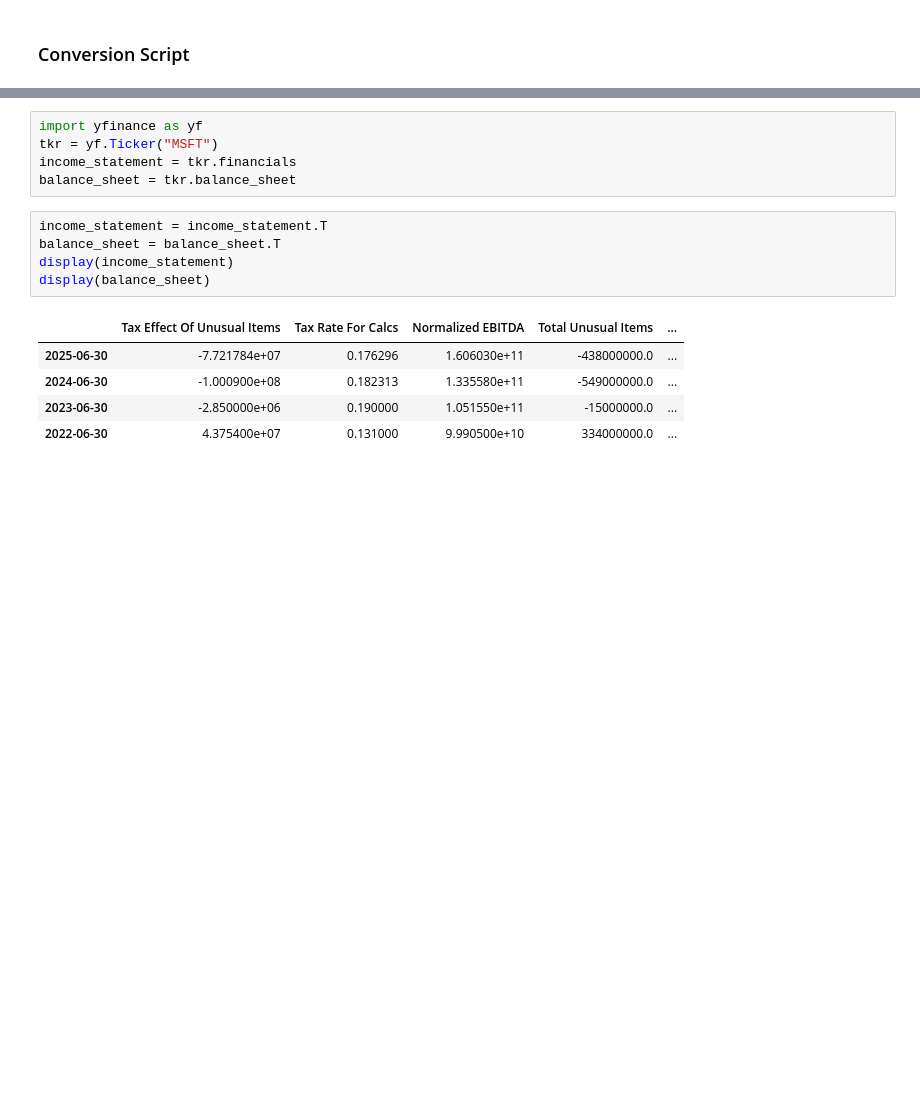
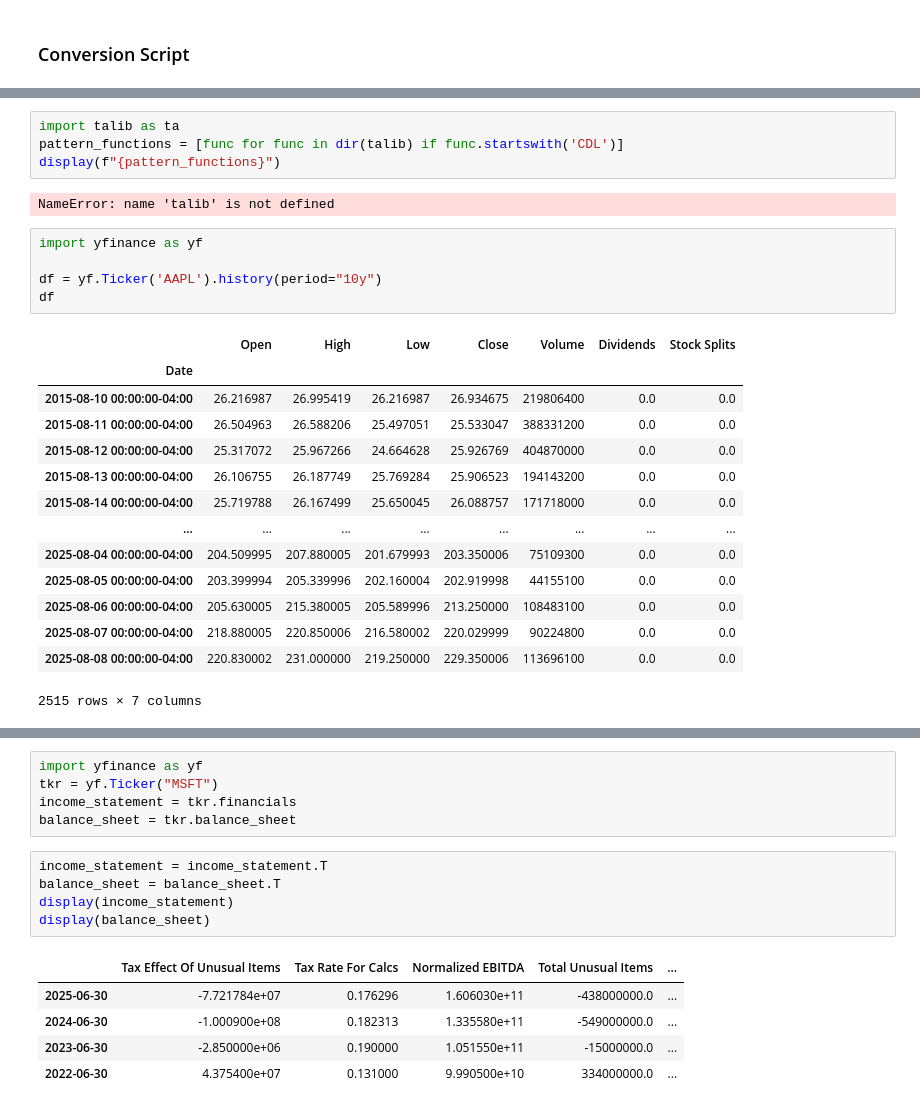
Before and after one commit to cmlpolymath/Notebooks, a Jupyter notebook: Stocks/stock_algo.ipynb, the cells around one changed output, grey strips where cells are left out. Saved outputs shown, nothing was run; the diff lists cells and outputs as text; blank space fills up the shorter version.

```diff
--- a/Stocks/stock_algo.ipynb
+++ b/Stocks/stock_algo.ipynb
@@ -1412,0 +2525,26 @@ Converted: /workspaces/smart_dev/projects/Notebooks/Stocks/flint/docs/Sentiment_
+# %%
+import talib as ta
+pattern_functions = [func for func in dir(talib) if func.startswith('CDL')]
+display(f"{pattern_functions}")
+# %% [output]
+NameError: name 'talib' is not defined
+# %%
+import yfinance as yf
+
+df = yf.Ticker('AAPL').history(period="10y")
+df
+# %% [output]
+|  | Open | High | Low | Close | Volume | Dividends | Stock Splits |
+| Date |  |  |  |  |  |  |  |
+| 2015-08-10 00:00:00-04:00 | 26.216987 | 26.995419 | 26.216987 | 26.934675 | 219806400 | 0.0 | 0.0 |
+| 2015-08-11 00:00:00-04:00 | 26.504963 | 26.588206 | 25.497051 | 25.533047 | 388331200 | 0.0 | 0.0 |
+| 2015-08-12 00:00:00-04:00 | 25.317072 | 25.967266 | 24.664628 | 25.926769 | 404870000 | 0.0 | 0.0 |
+| 2015-08-13 00:00:00-04:00 | 26.106755 | 26.187749 | 25.769284 | 25.906523 | 194143200 | 0.0 | 0.0 |
+| 2015-08-14 00:00:00-04:00 | 25.719788 | 26.167499 | 25.650045 | 26.088757 | 171718000 | 0.0 | 0.0 |
+| ... | ... | ... | ... | ... | ... | ... | ... |
+| 2025-08-04 00:00:00-04:00 | 204.509995 | 207.880005 | 201.679993 | 203.350006 | 75109300 | 0.0 | 0.0 |
+| 2025-08-05 00:00:00-04:00 | 203.399994 | 205.339996 | 202.160004 | 202.919998 | 44155100 | 0.0 | 0.0 |
+| 2025-08-06 00:00:00-04:00 | 205.630005 | 215.380005 | 205.589996 | 213.250000 | 108483100 | 0.0 | 0.0 |
+| 2025-08-07 00:00:00-04:00 | 218.880005 | 220.850006 | 216.580002 | 220.029999 | 90224800 | 0.0 | 0.0 |
+| 2025-08-08 00:00:00-04:00 | 220.830002 | 231.000000 | 219.250000 | 229.350006 | 113696100 | 0.0 | 0.0 |
+2515 rows × 7 columns
```
Also changed, not shown: parts of 17 cells of this notebook, 16 other files.
